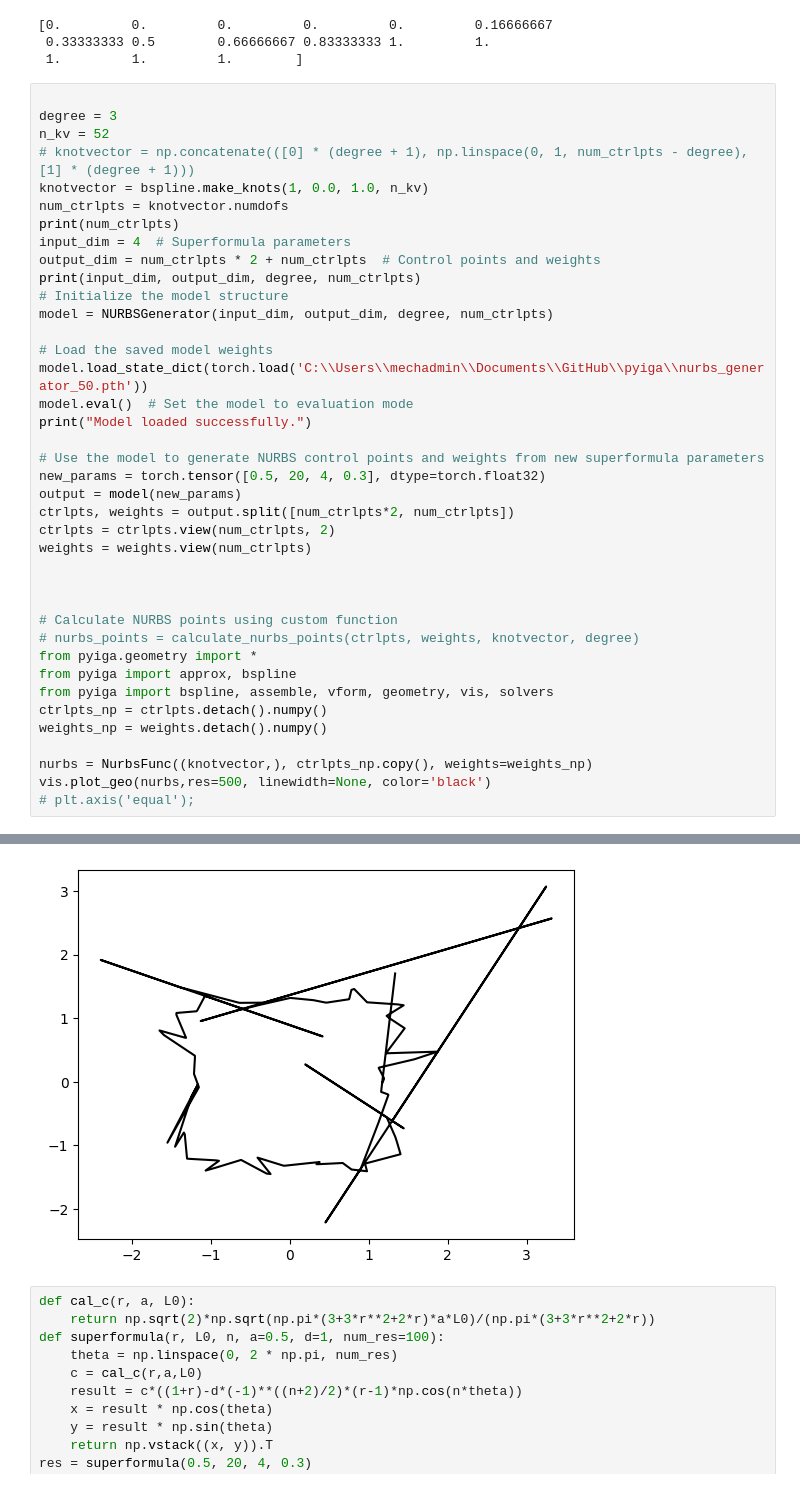
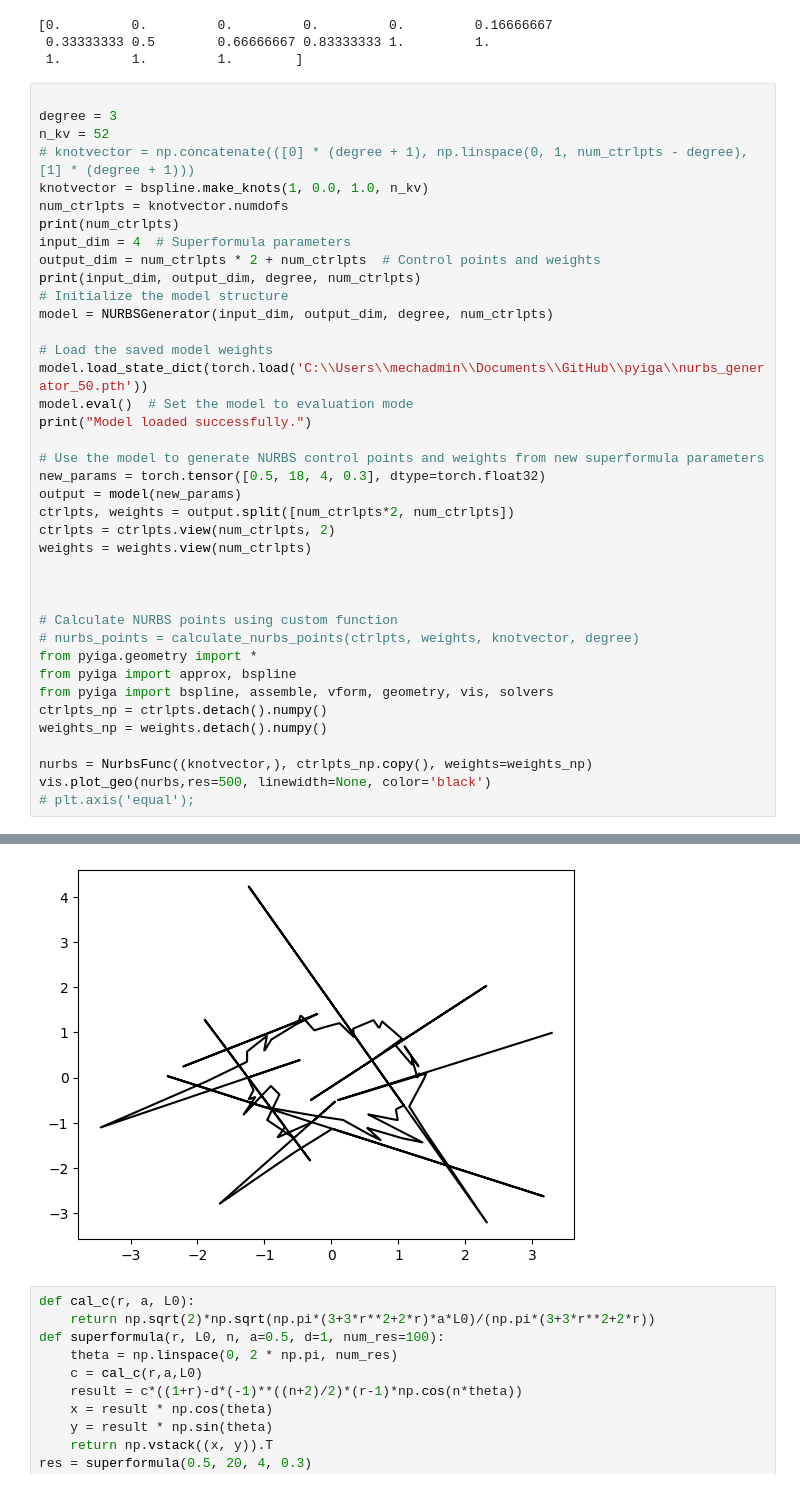
Before and after one commit to kevin866/pyiga, a Jupyter notebook: notebooks/load_model.ipynb, the cells around one changed output, grey strips where cells are left out. Drawn from its saved outputs; the diff is of its cells as text.

```diff
--- a/notebooks/load_model.ipynb
+++ b/notebooks/load_model.ipynb
@@ -39,7 +39,7 @@ model.eval()  # Set the model to evaluation mode
 print("Model loaded successfully.")
 
 # Use the model to generate NURBS control points and weights from new superformula parameters
-new_params = torch.tensor([0.5, 20, 4, 0.3], dtype=torch.float32)
+new_params = torch.tensor([0.5, 18, 4, 0.3], dtype=torch.float32)
 output = model(new_params)
 ctrlpts, weights = output.split([num_ctrlpts*2, num_ctrlpts])
 ctrlpts = ctrlpts.view(num_ctrlpts, 2)
@@ -65,4 +66,4 @@ Model loaded successfully.
-[figure, old version]
+[figure, new version]
 # %%
 def cal_c(r, a, L0):
     return np.sqrt(2)*np.sqrt(np.pi*(3+3*r**2+2*r)*a*L0)/(np.pi*(3+3*r**2+2*r))
```
Also changed, not shown: parts of 5 cells of this notebook, 5 other files.
